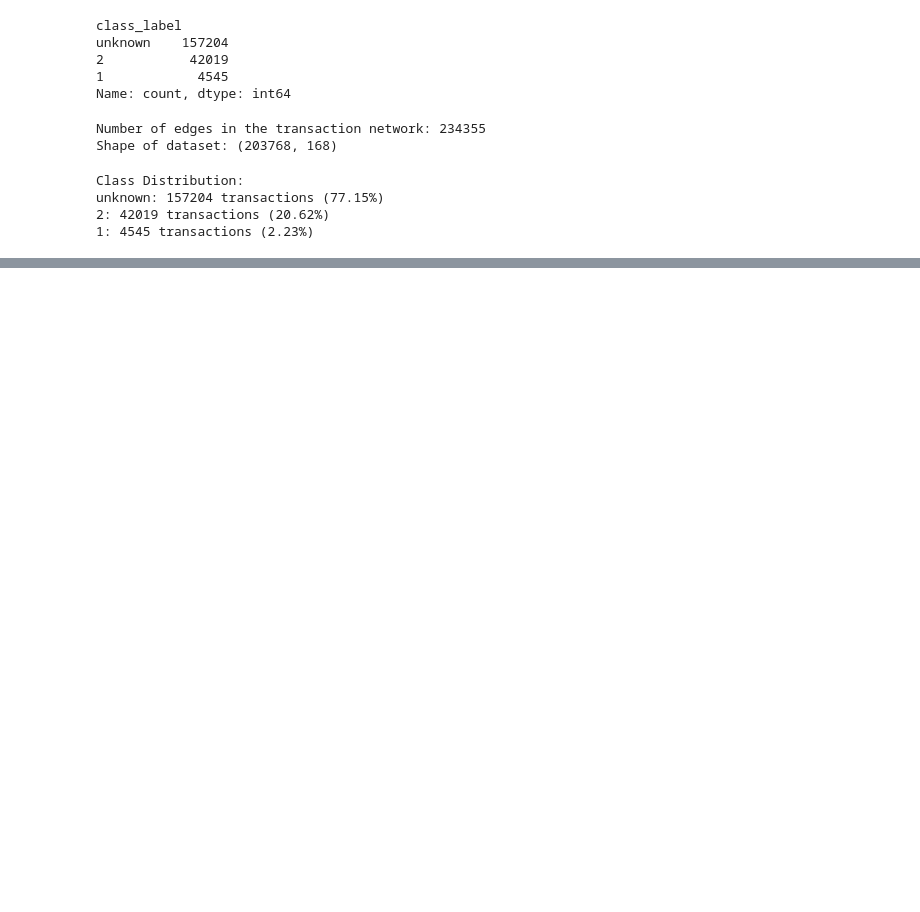
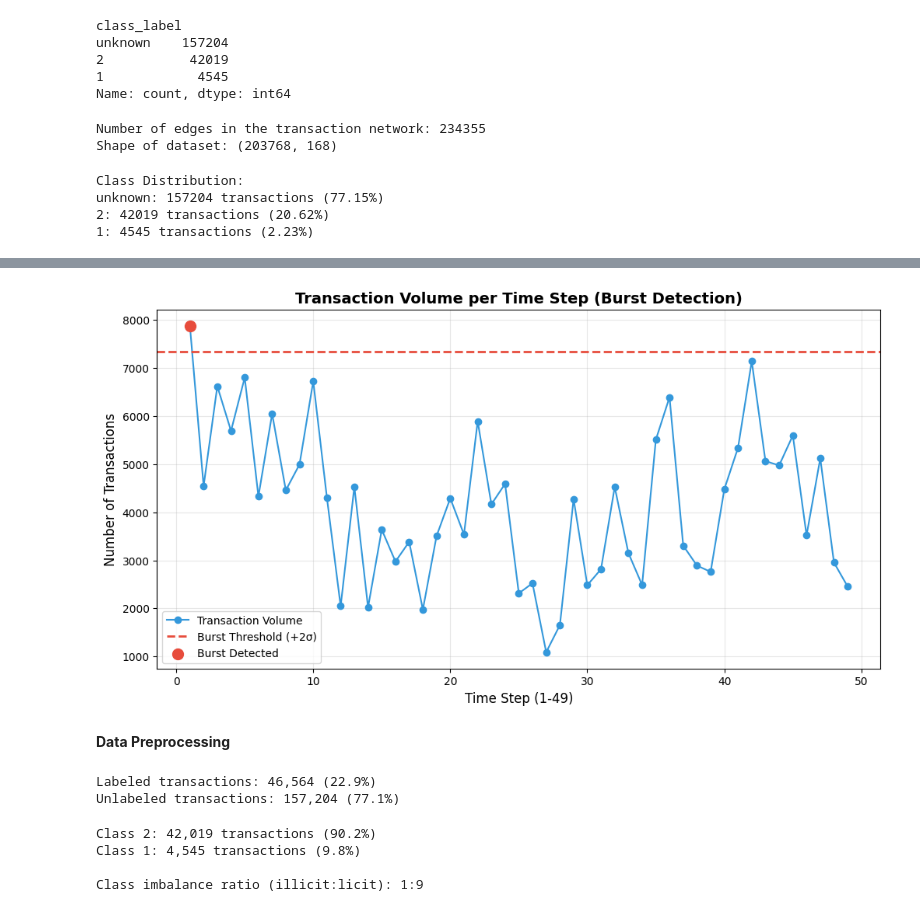
Before and after one commit to ugbovoyoma/Ilicit-Transaction-Detection-in-Cryptocurrency-Networks, a Jupyter notebook: illicitTransactionDetection.ipynb, the cells around one changed output, grey strips where cells are left out. Cells and saved outputs as stored; diff of their text form; code cells hidden in the pictures; blank space fills up the shorter version.

```diff
--- a/illicitTransactionDetection.ipynb
+++ b/illicitTransactionDetection.ipynb
@@ -2491,0 +410,55 @@ print("\nBest model loaded and ready for evaluation")
+# %%
+# Burst Detection based on Transaction Volume
+
+# 1. Group data by time step
+tx_counts = data.groupby('time_step').size()
+
+# 2. Calculate burst threshold (Mean + 2*StdDev)
+mean_val = tx_counts.mean()
+std_val = tx_counts.std()
+burst_threshold = mean_val + (2 * std_val)
+
+# 3. Plotting
+plt.figure(figsize=(12, 6))
+plt.plot(tx_counts.index, tx_counts.values, marker='o', linestyle='-', color='#3498db', label='Transaction Volume')
+
+# 4. Add the Burst Threshold Line
+plt.axhline(y=burst_threshold, color='#e74c3c', linestyle='--', linewidth=2, label=f'Burst Threshold (+2σ)')
+
+# 5. Highlight Burst Periods
+burst_periods = tx_counts[tx_counts > burst_threshold]
+plt.scatter(burst_periods.index, burst_periods.values, color='#e74c3c', s=100, zorder=5, label='Burst Detected')
+
+# 6. Formatting
+plt.title('Transaction Volume per Time Step (Burst Detection)', fontsize=14, fontweight='bold')
+plt.xlabel('Time Step (1-49)', fontsize=12)
+plt.ylabel('Number of Transactions', fontsize=12)
+plt.legend()
+plt.grid(True, alpha=0.3)
+plt.show()
+# %% [output]
+[figure, added]
+# %% [markdown]
+**Data Preprocessing**
+# %%
+# Analyze labeled vs unlabeled data for modeling strategy
+labeled_data = data[data['class_label'].isin(['1', '2'])]
+unlabeled_data = data[data['class_label'] == 'unknown']
+print(f"Labeled transactions: {len(labeled_data):,} ({len(labeled_data)/len(data)*100:.1f}%)")
+print(f"Unlabeled transactions: {len(unlabeled_data):,} ({len(unlabeled_data)/len(data)*100:.1f}%)")
+# %% [output]
+Labeled transactions: 46,564 (22.9%)
+Unlabeled transactions: 157,204 (77.1%)
+# %%
+labeled_class_dist = labeled_data['class_label'].value_counts()
+labeled_class_pct = labeled_data['class_label'].value_counts(normalize=True) * 100
+for class_label, count in labeled_class_dist.items():
+    percentage = labeled_class_pct[class_label]
+    print(f"Class {class_label}: {count:,} transactions ({percentage:.1f}%)")
+
+print(f"\nClass imbalance ratio (illicit:licit): 1:{labeled_class_dist['2'] // labeled_class_dist['1']}")
+# %% [output]
+Class 2: 42,019 transactions (90.2%)
+Class 1: 4,545 transactions (9.8%)
+
+Class imbalance ratio (illicit:licit): 1:9
```
Also changed, not shown: parts of 128 cells of this notebook.
